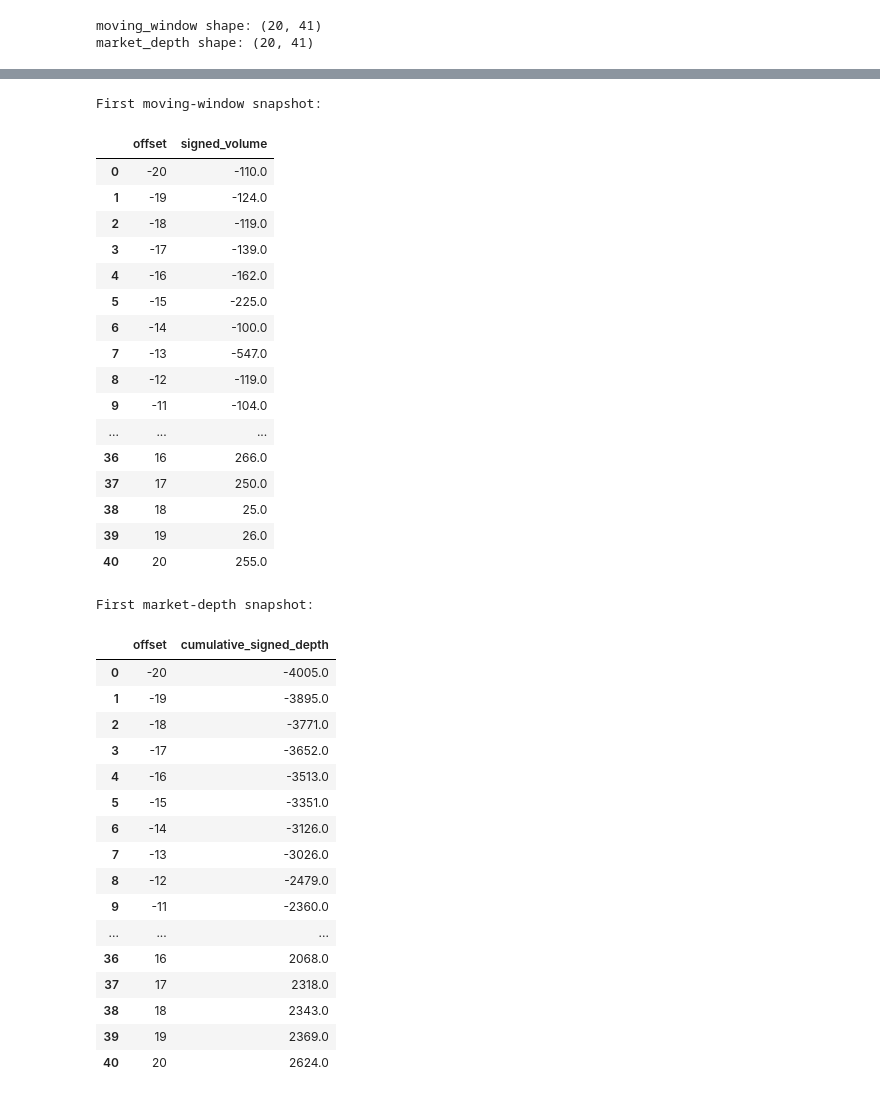
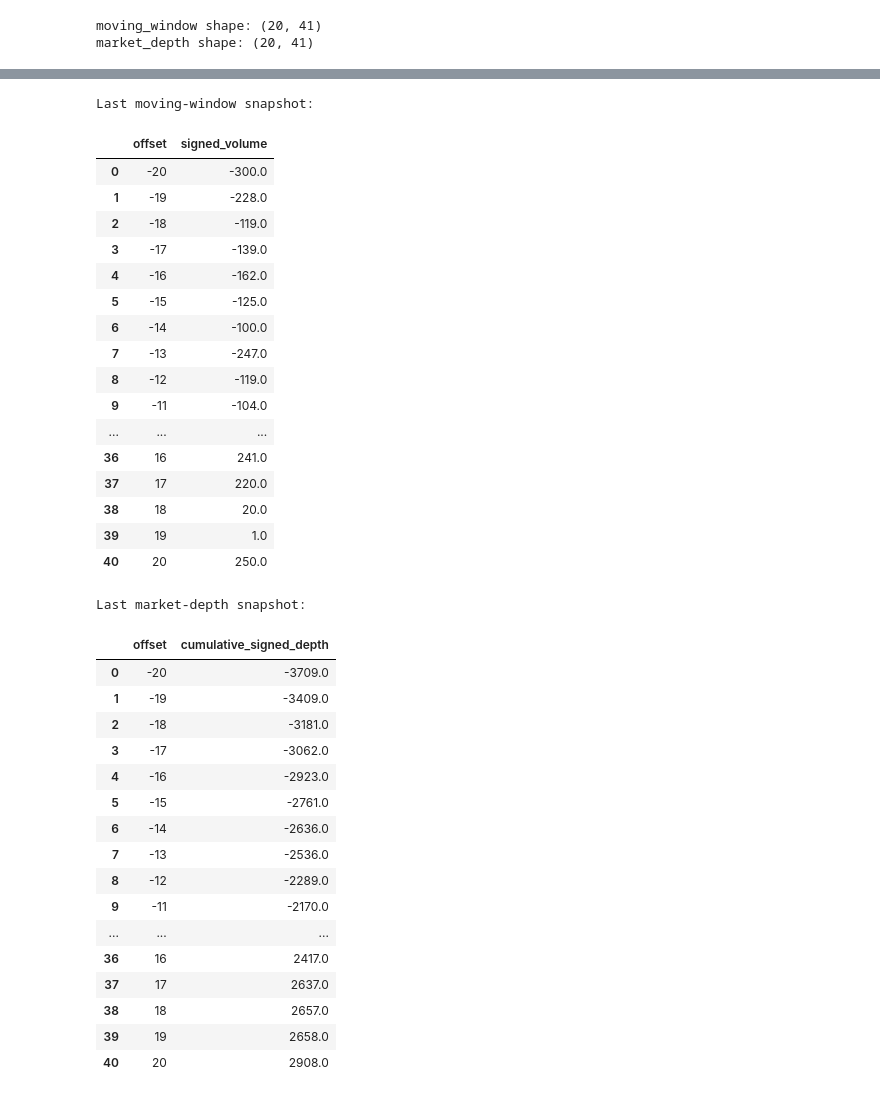
Before and after one commit to angus4718/lob-deep-survival-analysis, a Jupyter notebook: notebooks/demo_representations_sampling.ipynb, the cells around one changed output, grey strips where cells are left out. Saved outputs shown, nothing was run; the diff lists cells and outputs as text; code cells hidden in the pictures.

```diff
--- a/notebooks/demo_representations_sampling.ipynb
+++ b/notebooks/demo_representations_sampling.ipynb
@@ -72,7 +77,7 @@ def sample_books_from_dbn(
     day_start_ns: int | None = None
     day_end_ns: int | None = None
 
-    for idx, mbo in enumerate(store, start=1):
+    for mbo in store:
 
         market.apply(mbo)
         ts = int(mbo.ts_event)
@@ -144,58 +169,58 @@ market_depth shape: (20, 41)
 # %%
 offsets = list(range(-window, window + 1))
 
 moving_df = pd.DataFrame({
     'offset': offsets,
-    'signed_volume': moving_tensor[0].tolist(),
+    'signed_volume': moving_tensor[-1].tolist(),
 })
 
 depth_df = pd.DataFrame({
     'offset': offsets,
-    'cumulative_signed_depth': depth_tensor[0].tolist(),
+    'cumulative_signed_depth': depth_tensor[-1].tolist(),
 })
 
-print('First moving-window snapshot:')
+print('Last moving-window snapshot:')
 display(moving_df)
 
-print('First market-depth snapshot:')
+print('Last market-depth snapshot:')
 display(depth_df)
 # %% [output]
-First moving-window snapshot:
+Last moving-window snapshot:
 |  | offset | signed_volume |
-| 0 | -20 | -110.0 |
-| 1 | -19 | -124.0 |
+| 0 | -20 | -300.0 |
+| 1 | -19 | -228.0 |
 | 2 | -18 | -119.0 |
 | 3 | -17 | -139.0 |
 | 4 | -16 | -162.0 |
-| 5 | -15 | -225.0 |
+| 5 | -15 | -125.0 |
 | 6 | -14 | -100.0 |
-| 7 | -13 | -547.0 |
+| 7 | -13 | -247.0 |
 | 8 | -12 | -119.0 |
 | 9 | -11 | -104.0 |
 | ... | ... | ... |
-| 36 | 16 | 266.0 |
-| 37 | 17 | 250.0 |
-| 38 | 18 | 25.0 |
-| 39 | 19 | 26.0 |
-| 40 | 20 | 255.0 |
+| 36 | 16 | 241.0 |
+| 37 | 17 | 220.0 |
+| 38 | 18 | 20.0 |
+| 39 | 19 | 1.0 |
+| 40 | 20 | 250.0 |
-First market-depth snapshot:
+Last market-depth snapshot:
 |  | offset | cumulative_signed_depth |
-| 0 | -20 | -4005.0 |
-| 1 | -19 | -3895.0 |
-| 2 | -18 | -3771.0 |
-| 3 | -17 | -3652.0 |
-| 4 | -16 | -3513.0 |
-| 5 | -15 | -3351.0 |
-| 6 | -14 | -3126.0 |
-| 7 | -13 | -3026.0 |
-| 8 | -12 | -2479.0 |
-| 9 | -11 | -2360.0 |
+| 0 | -20 | -3709.0 |
+| 1 | -19 | -3409.0 |
+| 2 | -18 | -3181.0 |
+| 3 | -17 | -3062.0 |
+| 4 | -16 | -2923.0 |
+| 5 | -15 | -2761.0 |
+| 6 | -14 | -2636.0 |
+| 7 | -13 | -2536.0 |
+| 8 | -12 | -2289.0 |
+| 9 | -11 | -2170.0 |
 | ... | ... | ... |
-| 36 | 16 | 2068.0 |
-| 37 | 17 | 2318.0 |
-| 38 | 18 | 2343.0 |
-| 39 | 19 | 2369.0 |
-| 40 | 20 | 2624.0 |
+| 36 | 16 | 2417.0 |
+| 37 | 17 | 2637.0 |
+| 38 | 18 | 2657.0 |
+| 39 | 19 | 2658.0 |
+| 40 | 20 | 2908.0 |
 # %%
 offsets = np.arange(-window, window + 1)
 times_utc = pd.to_datetime(sampled_ts, unit='ns', utc=True)
```
Also changed, not shown: parts of 5 cells of this notebook, 1 other file.
